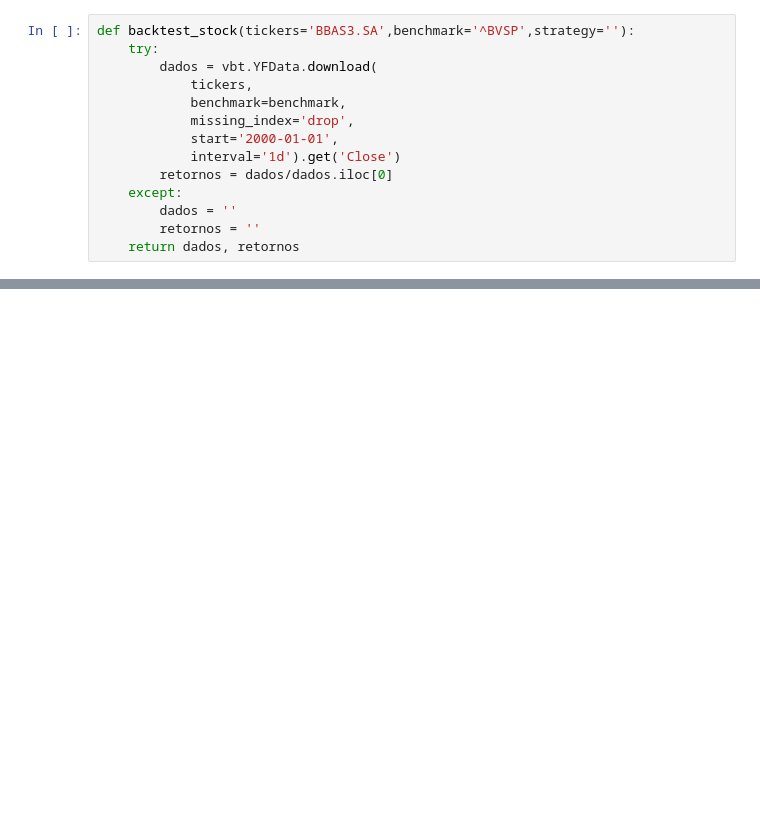
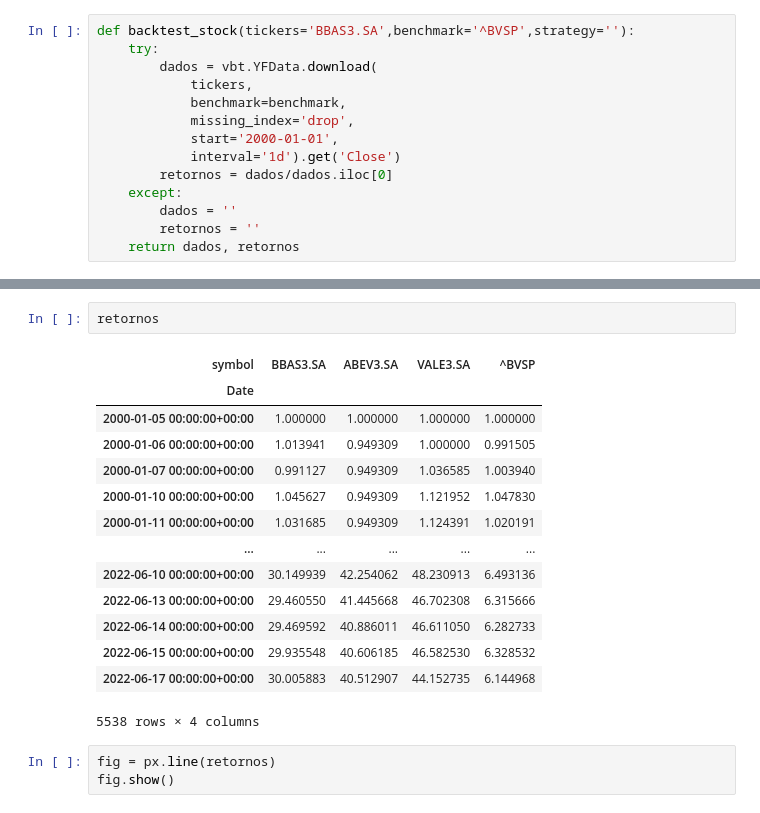
Before and after one commit to emersonsoaressc/StreamDev, a Jupyter notebook: partnr/projects.ipynb, the cells around one changed output, grey strips where cells are left out. Drawn from its saved outputs; the diff is of its cells as text; blank space fills up the shorter version.

```diff
--- a/partnr/projects.ipynb
+++ b/partnr/projects.ipynb
@@ -48,0 +32,20 @@ dados, retornos
+# %%
+retornos
+# %% [output]
+| symbol | BBAS3.SA | ABEV3.SA | VALE3.SA | ^BVSP |
+| Date |  |  |  |  |
+| 2000-01-05 00:00:00+00:00 | 1.000000 | 1.000000 | 1.000000 | 1.000000 |
+| 2000-01-06 00:00:00+00:00 | 1.013941 | 0.949309 | 1.000000 | 0.991505 |
+| 2000-01-07 00:00:00+00:00 | 0.991127 | 0.949309 | 1.036585 | 1.003940 |
+| 2000-01-10 00:00:00+00:00 | 1.045627 | 0.949309 | 1.121952 | 1.047830 |
+| 2000-01-11 00:00:00+00:00 | 1.031685 | 0.949309 | 1.124391 | 1.020191 |
+| ... | ... | ... | ... | ... |
+| 2022-06-10 00:00:00+00:00 | 30.149939 | 42.254062 | 48.230913 | 6.493136 |
+| 2022-06-13 00:00:00+00:00 | 29.460550 | 41.445668 | 46.702308 | 6.315666 |
+| 2022-06-14 00:00:00+00:00 | 29.469592 | 40.886011 | 46.611050 | 6.282733 |
+| 2022-06-15 00:00:00+00:00 | 29.935548 | 40.606185 | 46.582530 | 6.328532 |
+| 2022-06-17 00:00:00+00:00 | 30.005883 | 40.512907 | 44.152735 | 6.144968 |
+5538 rows × 4 columns
+# %%
+fig = px.line(retornos)
+fig.show()
```
Also changed, not shown: parts of 3 cells of this notebook, 2 other files.
